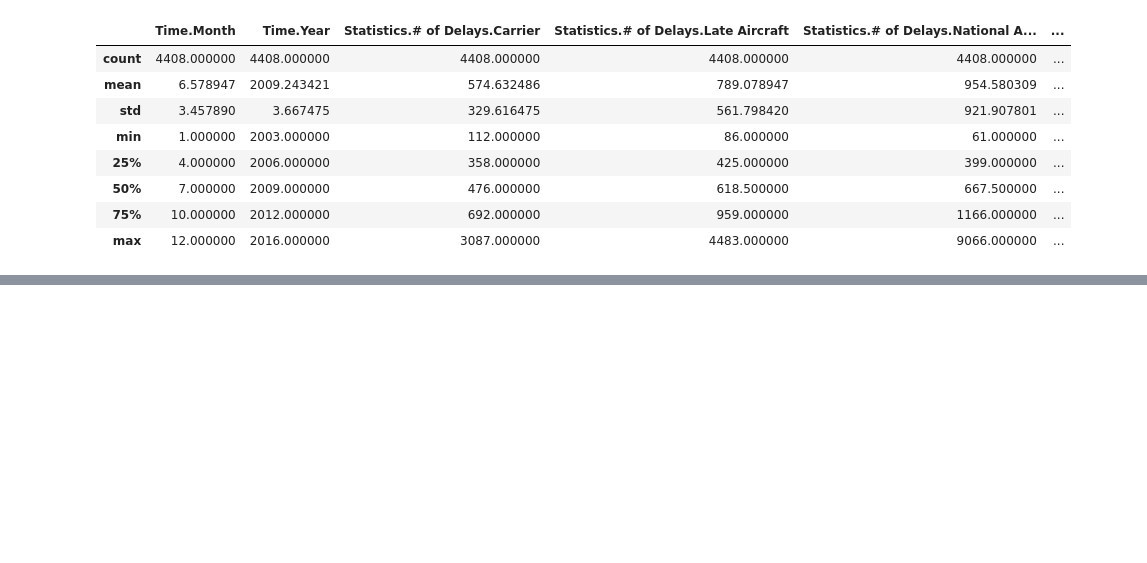
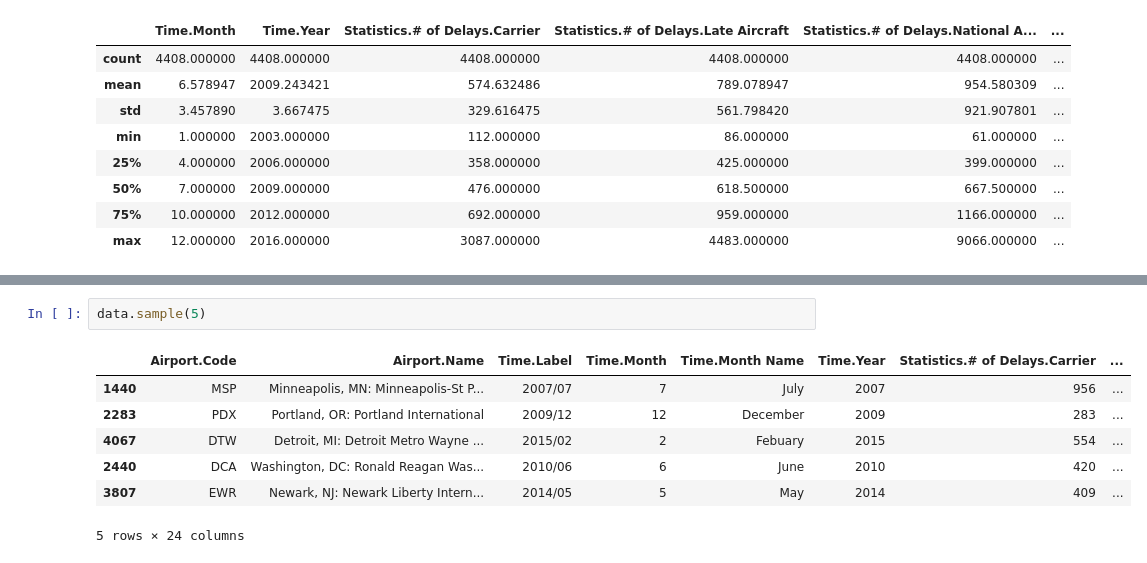
Before and after one commit to Mahdi-Miri/pandas, a Jupyter notebook: pandas.ipynb, the cells around one changed output, grey strips where cells are left out. Saved outputs shown, nothing was run; the diff lists cells and outputs as text; blank space fills up the shorter version.

```diff
--- a/pandas.ipynb
+++ b/pandas.ipynb
@@ -190,0 +215,10 @@ data.describe()
+# %%
+data.sample(5)
+# %% [output]
+|  | Airport.Code | Airport.Name | Time.Label | Time.Month | Time.Month Name | Time.Year | Statistics.# of Delays.Carrier | ... |
+| 1440 | MSP | Minneapolis, MN: Minneapolis-St P... | 2007/07 | 7 | July | 2007 | 956 | ... |
+| 2283 | PDX | Portland, OR: Portland International | 2009/12 | 12 | December | 2009 | 283 | ... |
+| 4067 | DTW | Detroit, MI: Detroit Metro Wayne ... | 2015/02 | 2 | Febuary | 2015 | 554 | ... |
+| 2440 | DCA | Washington, DC: Ronald Reagan Was... | 2010/06 | 6 | June | 2010 | 420 | ... |
+| 3807 | EWR | Newark, NJ: Newark Liberty Intern... | 2014/05 | 5 | May | 2014 | 409 | ... |
+5 rows × 24 columns
```
Also changed, not shown: parts of 3 cells of this notebook.
